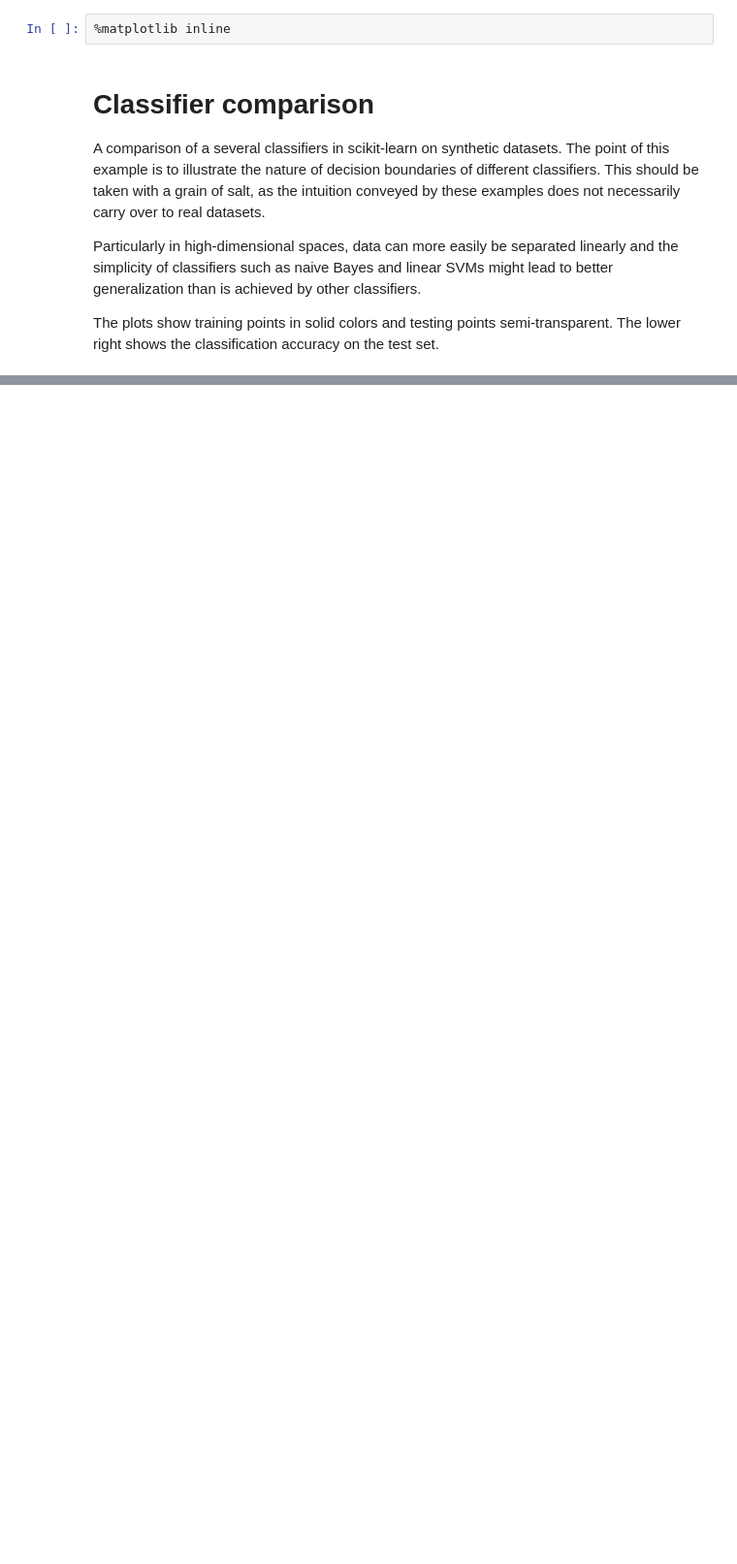
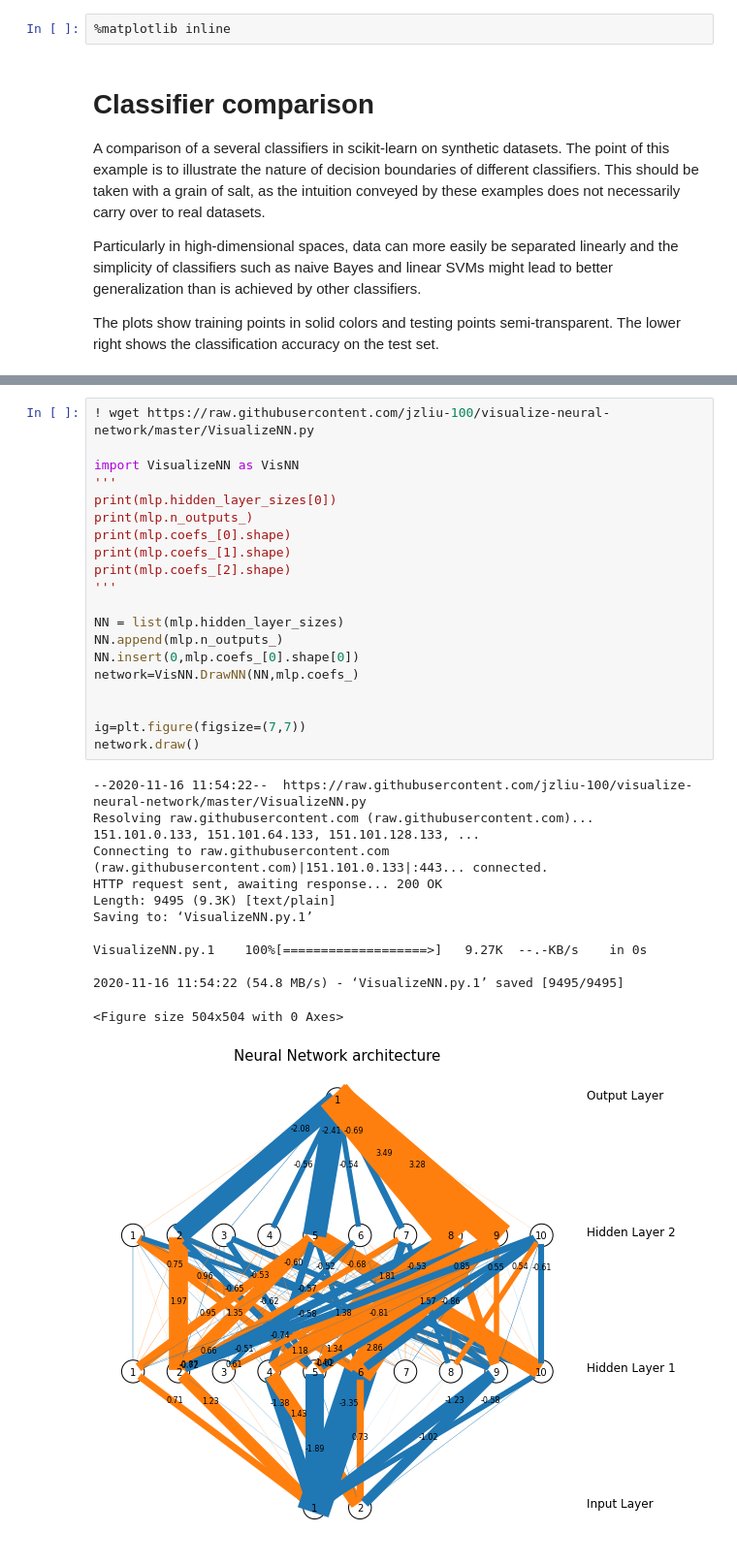
Before and after one commit to marcinwolter/MachineLearning2020, a Jupyter notebook: simple_classifier_comparison.ipynb, the cells around one changed output, grey strips where cells are left out. Shown: that part at 97% size. Saved outputs shown, nothing was run; the diff lists cells and outputs as text; blank space fills up the shorter version.

```diff
--- a/simple_classifier_comparison.ipynb
+++ b/simple_classifier_comparison.ipynb
@@ -167,0 +172,33 @@ Automatically created module for IPython interactive environment
+# %%
+! wget https://raw.githubusercontent.com/jzliu-100/visualize-neural-network/master/VisualizeNN.py
+
+import VisualizeNN as VisNN
+'''
+print(mlp.hidden_layer_sizes[0])
+print(mlp.n_outputs_)
+print(mlp.coefs_[0].shape)
+print(mlp.coefs_[1].shape)
+print(mlp.coefs_[2].shape)
+'''
+
+NN = list(mlp.hidden_layer_sizes)
+NN.append(mlp.n_outputs_)
+NN.insert(0,mlp.coefs_[0].shape[0])
+network=VisNN.DrawNN(NN,mlp.coefs_)
+
+
+ig=plt.figure(figsize=(7,7))
+network.draw()
+# %% [output]
+--2020-11-16 11:54:22--  https://raw.githubusercontent.com/jzliu-100/visualize-neural-network/master/VisualizeNN.py
+Resolving raw.githubusercontent.com (raw.githubusercontent.com)... 151.101.0.133, 151.101.64.133, 151.101.128.133, ...
+Connecting to raw.githubusercontent.com (raw.githubusercontent.com)|151.101.0.133|:443... connected.
+HTTP request sent, awaiting response... 200 OK
+Length: 9495 (9.3K) [text/plain]
+Saving to: ‘VisualizeNN.py.1’
+
+VisualizeNN.py.1    100%[===================>]   9.27K  --.-KB/s    in 0s
+
+2020-11-16 11:54:22 (54.8 MB/s) - ‘VisualizeNN.py.1’ saved [9495/9495]
+<Figure size 504x504 with 0 Axes>
+[figure, added]
```
Also changed, not shown: parts of 2 cells of this notebook.
